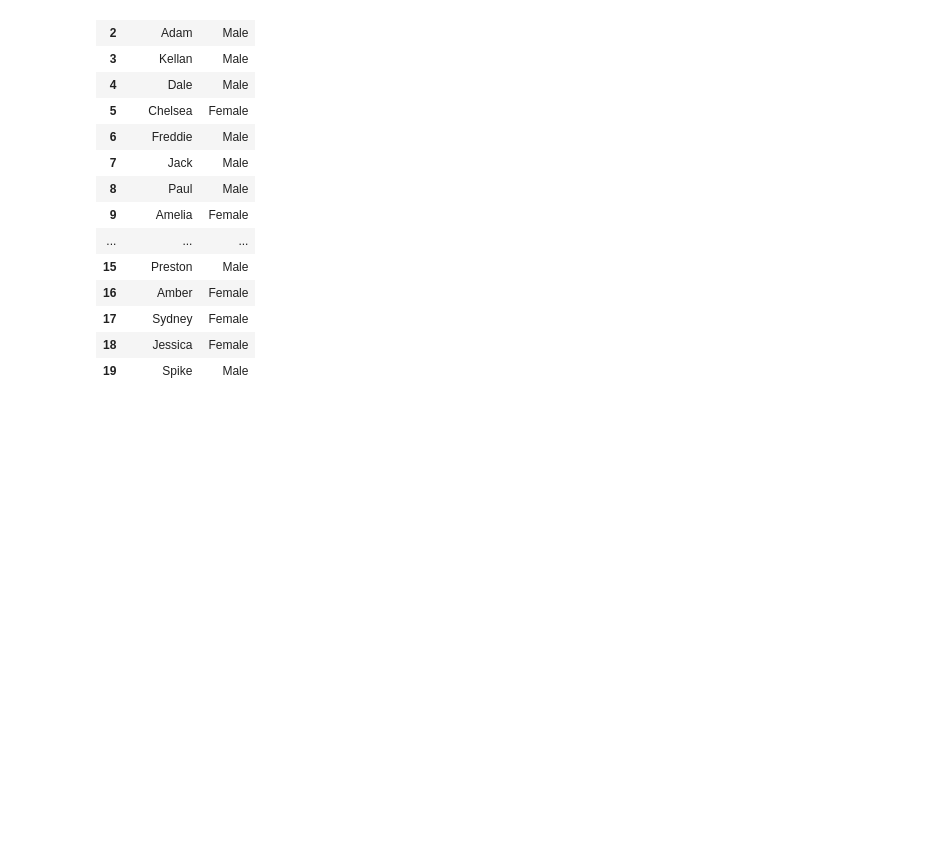
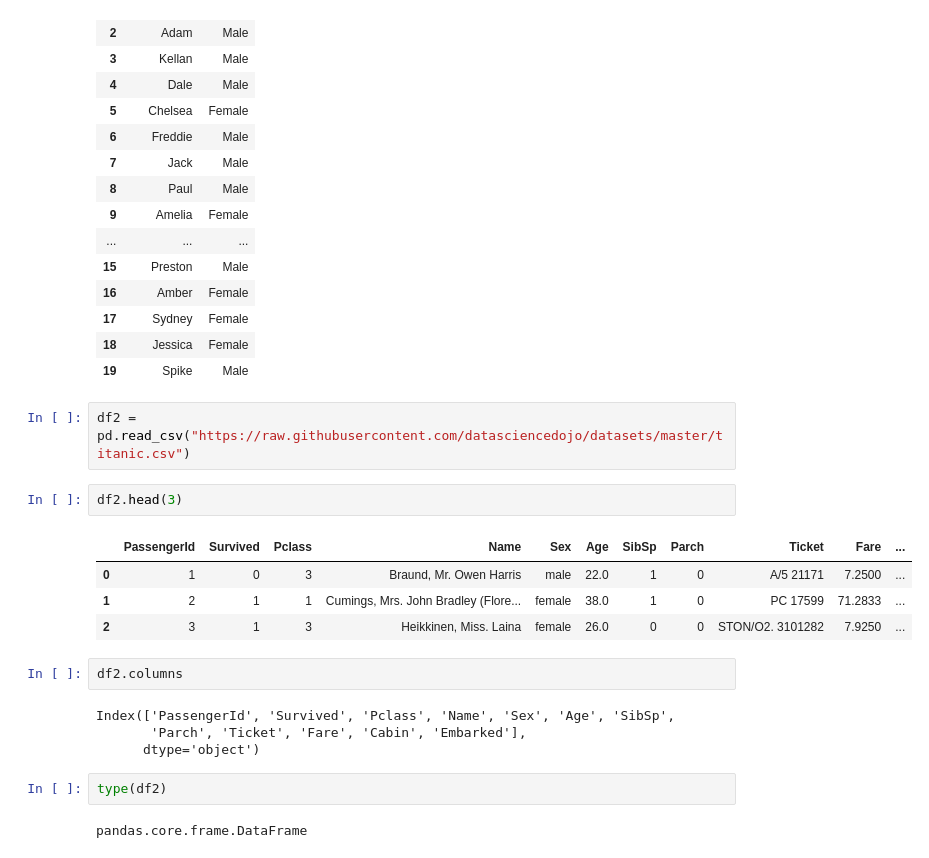
Before and after one commit to PranavAvasthi/Pandas, a Jupyter notebook: pandas_part1.ipynb, the cells around one changed output. Cells and saved outputs as stored; diff of their text form; blank space fills up the shorter version.

Commit message:
DataFrames from a link

```diff
--- a/pandas_part1.ipynb
+++ b/pandas_part1.ipynb
@@ -201,3 +201,22 @@ df1[['First Name', 'Gender']]
 | 17 | Sydney | Female |
 | 18 | Jessica | Female |
 | 19 | Spike | Male |
+# %%
+df2 = pd.read_csv("https://raw.githubusercontent.com/datasciencedojo/datasets/master/titanic.csv")
+# %%
+df2.head(3)
+# %% [output]
+|  | PassengerId | Survived | Pclass | Name | Sex | Age | SibSp | Parch | Ticket | Fare | ... |
+| 0 | 1 | 0 | 3 | Braund, Mr. Owen Harris | male | 22.0 | 1 | 0 | A/5 21171 | 7.2500 | ... |
+| 1 | 2 | 1 | 1 | Cumings, Mrs. John Bradley (Flore... | female | 38.0 | 1 | 0 | PC 17599 | 71.2833 | ... |
+| 2 | 3 | 1 | 3 | Heikkinen, Miss. Laina | female | 26.0 | 0 | 0 | STON/O2. 3101282 | 7.9250 | ... |
+# %%
+df2.columns
+# %% [output]
+Index(['PassengerId', 'Survived', 'Pclass', 'Name', 'Sex', 'Age', 'SibSp',
+       'Parch', 'Ticket', 'Fare', 'Cabin', 'Embarked'],
+      dtype='object')
+# %%
+type(df2)
+# %% [output]
+pandas.core.frame.DataFrame
```
Also changed, not shown: parts of 4 cells of this notebook.
